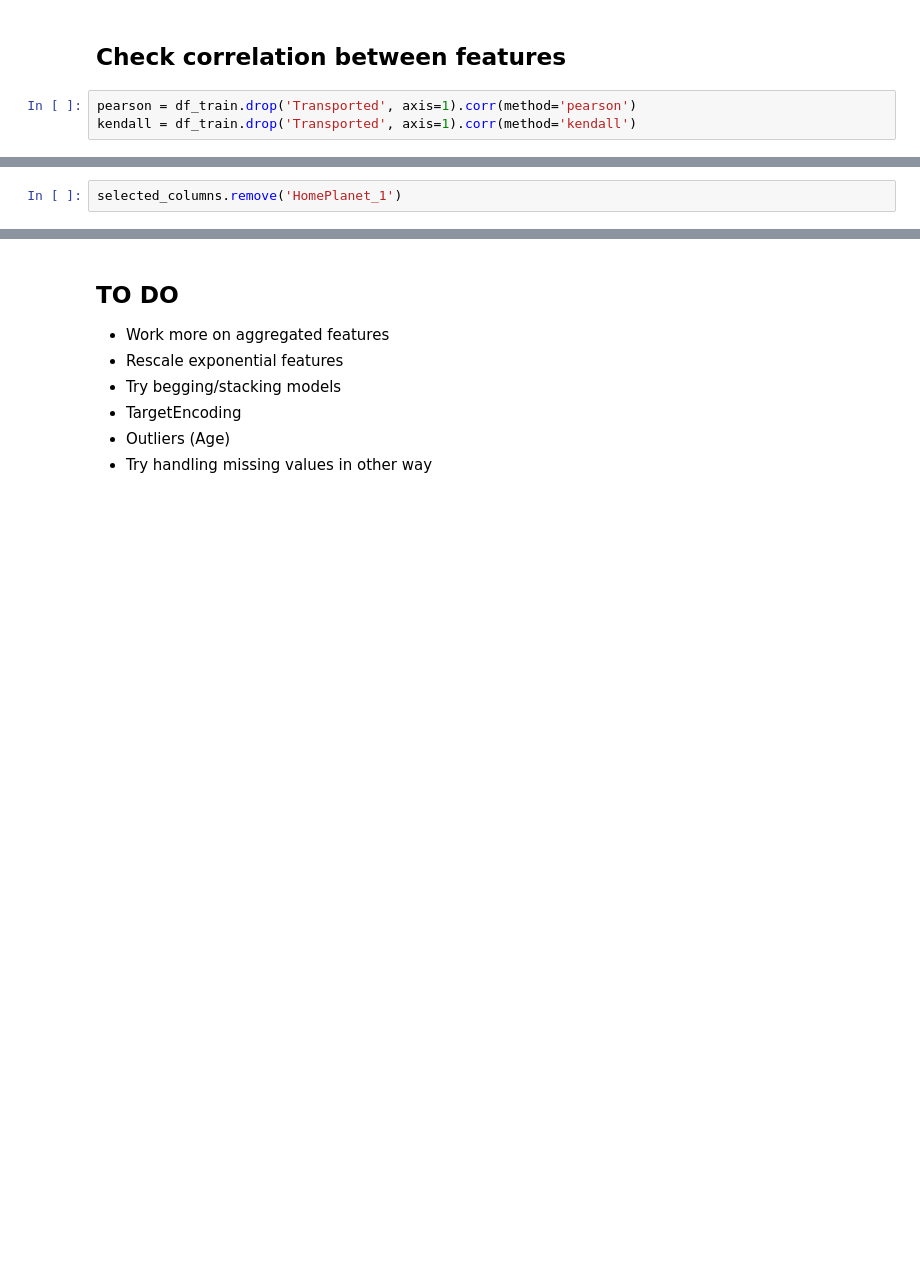
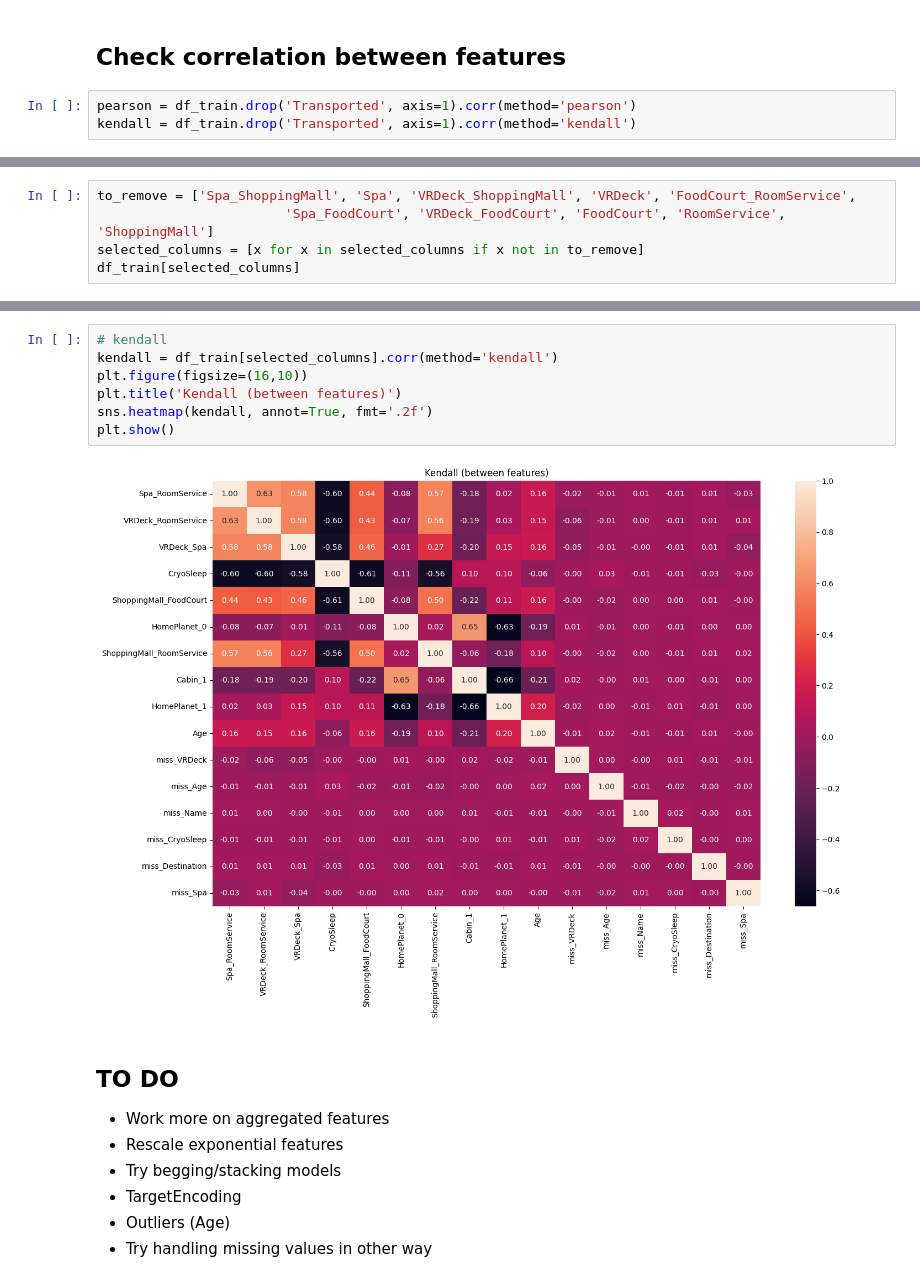
Before and after one commit to 8elka/Spaceship-Titanic-Kaggle, a Jupyter notebook: EDA.ipynb, the cells around one changed output, grey strips where cells are left out. Cells and saved outputs as stored; diff of their text form; blank space fills up the shorter version.

```diff
--- a/EDA.ipynb
+++ b/EDA.ipynb
@@ -735,2 +754,5 @@ plt.show()
 # %%
-selected_columns.remove('HomePlanet_1')
+to_remove = ['Spa_ShoppingMall', 'Spa', 'VRDeck_ShoppingMall', 'VRDeck', 'FoodCourt_RoomService',
+                        'Spa_FoodCourt', 'VRDeck_FoodCourt', 'FoodCourt', 'RoomService', 'ShoppingMall']
+selected_columns = [x for x in selected_columns if x not in to_remove]
+df_train[selected_columns]
@@ -737,3 +774,12 @@ selected_columns.remove('HomePlanet_1')
+# %%
+# kendall
+kendall = df_train[selected_columns].corr(method='kendall')
+plt.figure(figsize=(16,10))
+plt.title('Kendall (between features)')
+sns.heatmap(kendall, annot=True, fmt='.2f')
+plt.show()
+# %% [output]
+[figure, added]
 # %% [markdown]
 ## TO DO
 
```
Also changed, not shown: parts of 14 cells of this notebook.
